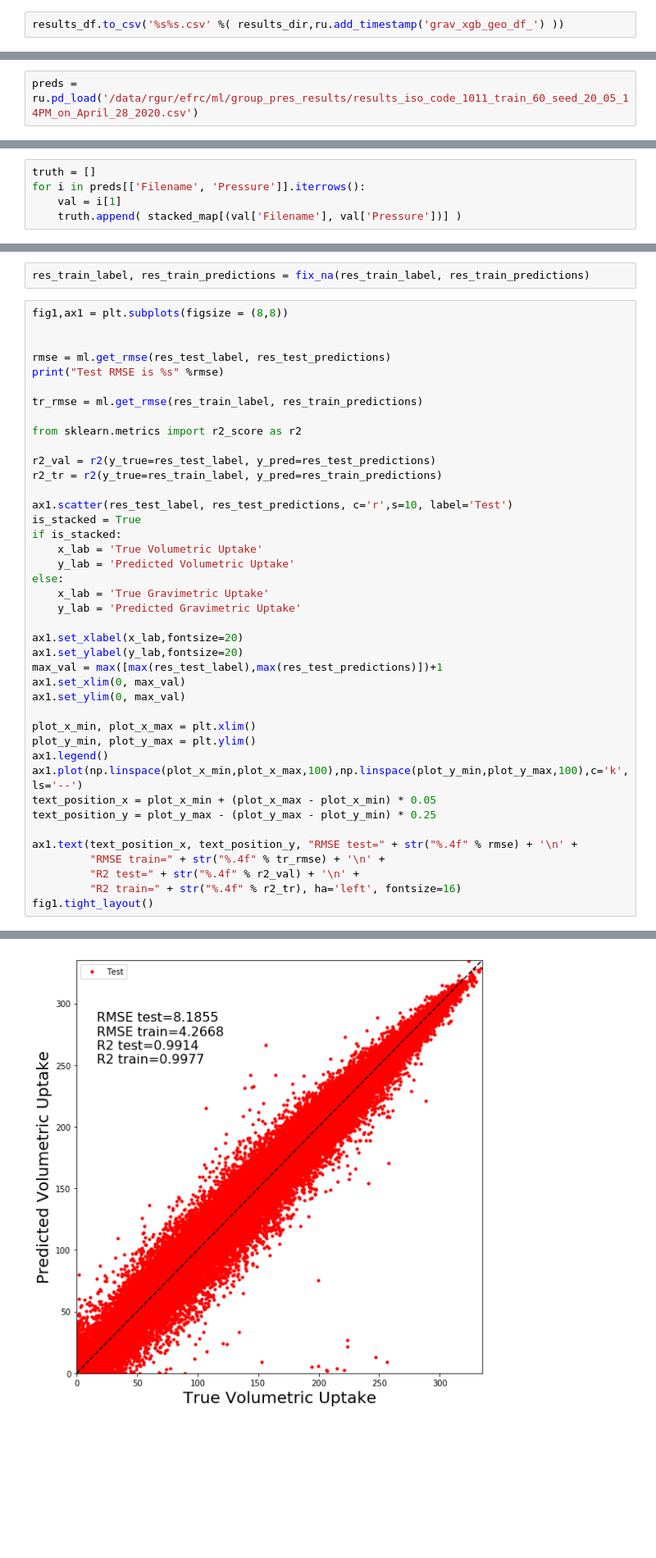
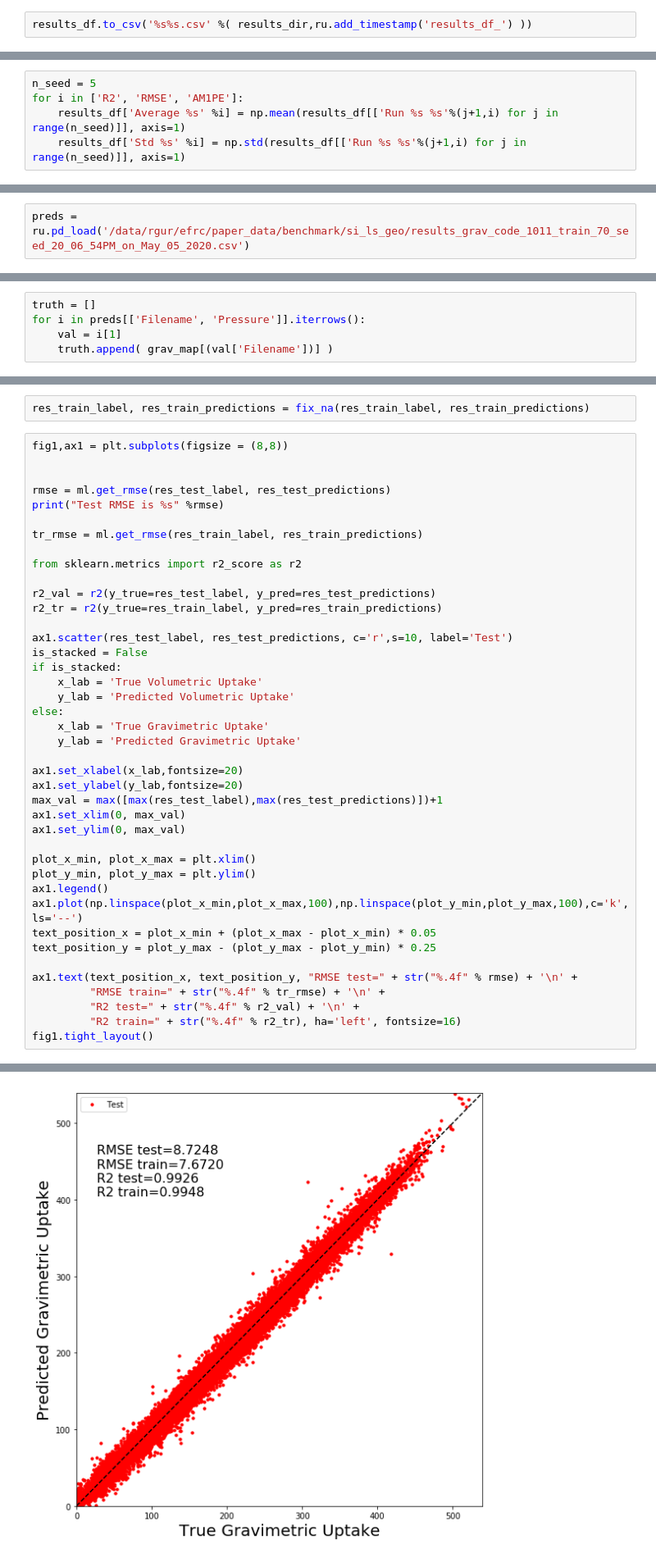
Before and after one commit to rishigurnani/hMOFs-Snurr, a Jupyter notebook: plot_results.ipynb, the cells around one changed output, grey strips where cells are left out. Shown at 82% size. Drawn from its saved outputs; the diff is of its cells as text; blank space fills up the shorter version.

```diff
--- a/plot_results.ipynb
+++ b/plot_results.ipynb
@@ -317,5 +312,5 @@ plot_results(results_df, score_name='RMSE', place_legend='out')
 # %%
-results_df.to_csv('%s%s.csv' %( results_dir,ru.add_timestamp('grav_xgb_geo_df_') ))
+results_df.to_csv('%s%s.csv' %( results_dir,ru.add_timestamp('results_df_') ))
 # %%
 test = results_df[(results_df['Class']=='Test') & (results_df['Training %']==70.0)]
 #test = results_df[results_df['Class']=='Test']
@@ -335,0 +321,5 @@ test
+# %%
+n_seed = 5
+for i in ['R2', 'RMSE', 'AM1PE']:
+    results_df['Average %s' %i] = np.mean(results_df[['Run %s %s'%(j+1,i) for j in range(n_seed)]], axis=1)
+    results_df['Std %s' %i] = np.std(results_df[['Run %s %s'%(j+1,i) for j in range(n_seed)]], axis=1)
@@ -336,7 +333,7 @@ test
 # %% [markdown]
 # Parity Plot
 # %%
-preds = ru.pd_load('/data/rgur/efrc/ml/group_pres_results/results_iso_code_1011_train_60_seed_20_05_14PM_on_April_28_2020.csv')
+preds = ru.pd_load('/data/rgur/efrc/paper_data/benchmark/si_ls_geo/results_grav_code_1011_train_70_seed_20_06_54PM_on_May_05_2020.csv')
 # %%
 fix_preds = preds['Prediction']
 # %%
@@ -345,7 +342,7 @@ fix_preds = [max(0,x) for x in fix_preds]
 truth = []
 for i in preds[['Filename', 'Pressure']].iterrows():
     val = i[1]
-    truth.append( stacked_map[(val['Filename'], val['Pressure'])] )
+    truth.append( grav_map[(val['Filename'])] )
 # %%
 test_start = preds[preds['Class'] == 'Test'].index.to_list()[0]
 # %%
@@ -388,7 +389,7 @@ r2_val = r2(y_true=res_test_label, y_pred=res_test_predictions)
 r2_tr = r2(y_true=res_train_label, y_pred=res_train_predictions)
 
 ax1.scatter(res_test_label, res_test_predictions, c='r',s=10, label='Test')
-is_stacked = True
+is_stacked = False
 if is_stacked:
     x_lab = 'True Volumetric Uptake'
     y_lab = 'Predicted Volumetric Uptake'
@@ -419 +420 @@ Test RMSE is 8.185485981284085
-[figure, old version]
+[figure, new version]
```
Also changed, not shown: parts of 9 cells of this notebook, 7 other files.
